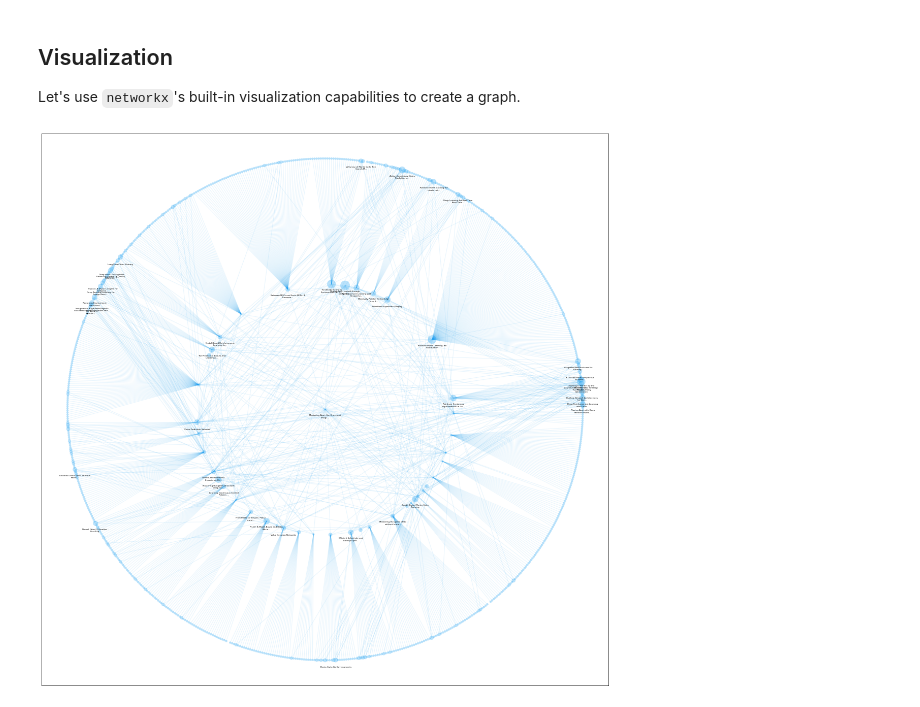
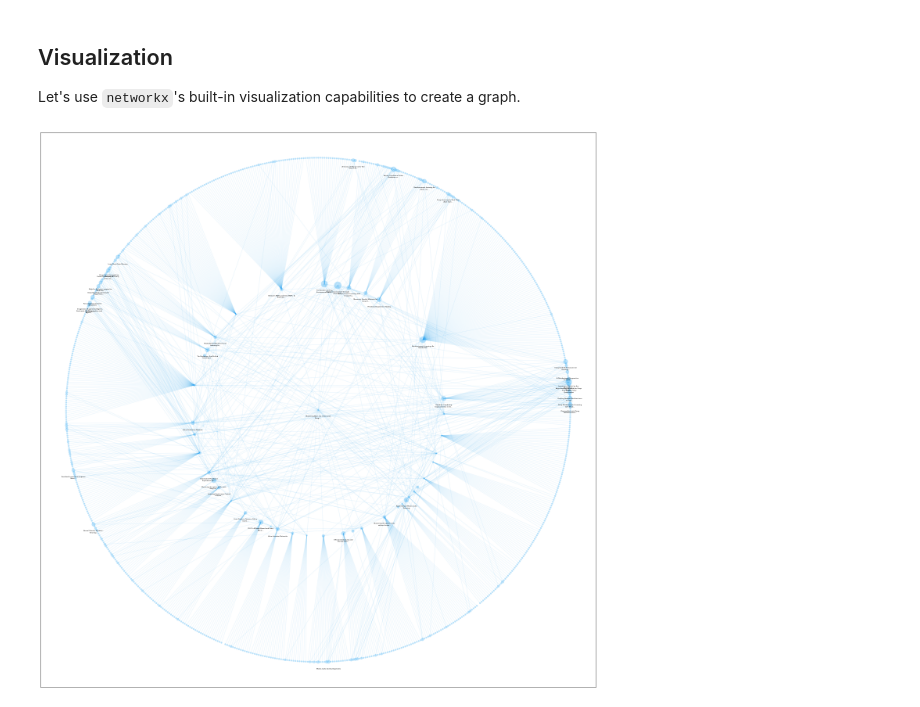
Before and after one commit to dennybritz/papergraph, a Jupyter notebook: notebooks/graph_analysis.ipynb, the cells around one changed output. Saved outputs shown, nothing was run; the diff lists cells and outputs as text; code cells hidden in the pictures.

Commit message:
Update notebooks and images

```diff
--- a/notebooks/graph_analysis.ipynb
+++ b/notebooks/graph_analysis.ipynb
@@ -160,39 +160,40 @@ pos = graphviz_layout(g, prog="twopi", root=root["id"])
 NODE_COLOR = "#1DA1F2"
 EDGE_COLOR = NODE_COLOR
 
-plt.figure(figsize=(20, 20))
+fig = plt.figure(figsize=(20, 20))
 
 # draw nodes
 # ==================================================
 # nodes are scaled based on their in-degree in this subgraph
 node_size = [g.in_degree(n) * 20 for n in g.nodes()]
 nx.draw_networkx_nodes(g, pos, node_color=NODE_COLOR, node_size=node_size, alpha=0.3, linewidths=0)
 
 # draw edges
 # ==================================================
 nx.draw_networkx_edges(g, pos, edge_color="#1DA1F2", node_size=node_size, arrows=False, alpha=0.1)
 
 # draw labels
 # ==================================================
 
 # We only display labels for nodes with a high in-degree
 # and we truncate the title to 40 chars
 def get_node_label(node):
     if g.in_degree(node) > 3 or node == root["id"]:
         title = g.nodes[node]["title"]
         title = (title[:37] + '...') if len(title) > 40 else title
         title = "\n".join(textwrap.wrap(title, 30, break_long_words=False))
         return title
     return ""
 labels = { n: get_node_label(n) for n  in g.nodes() }
 
 # labels are displayed a little bit below the node
 label_positions = { n: (pos[n][0], pos[n][1] - 4)  for n in pos}
 
 nx.draw_networkx_labels(g, label_positions, labels, font_size=4)
 
 # draw it!
-plt.savefig("graph.pdf")
-plt.savefig("graph.svg")
+fig.tight_layout()
+plt.savefig("graph.pdf", bbox_inches="tight")
+plt.savefig("graph.svg", bbox_inches="tight")
 # %% [output]
-[figure, old version]
+[figure, new version]
```
Also changed, not shown: 2 other files.
